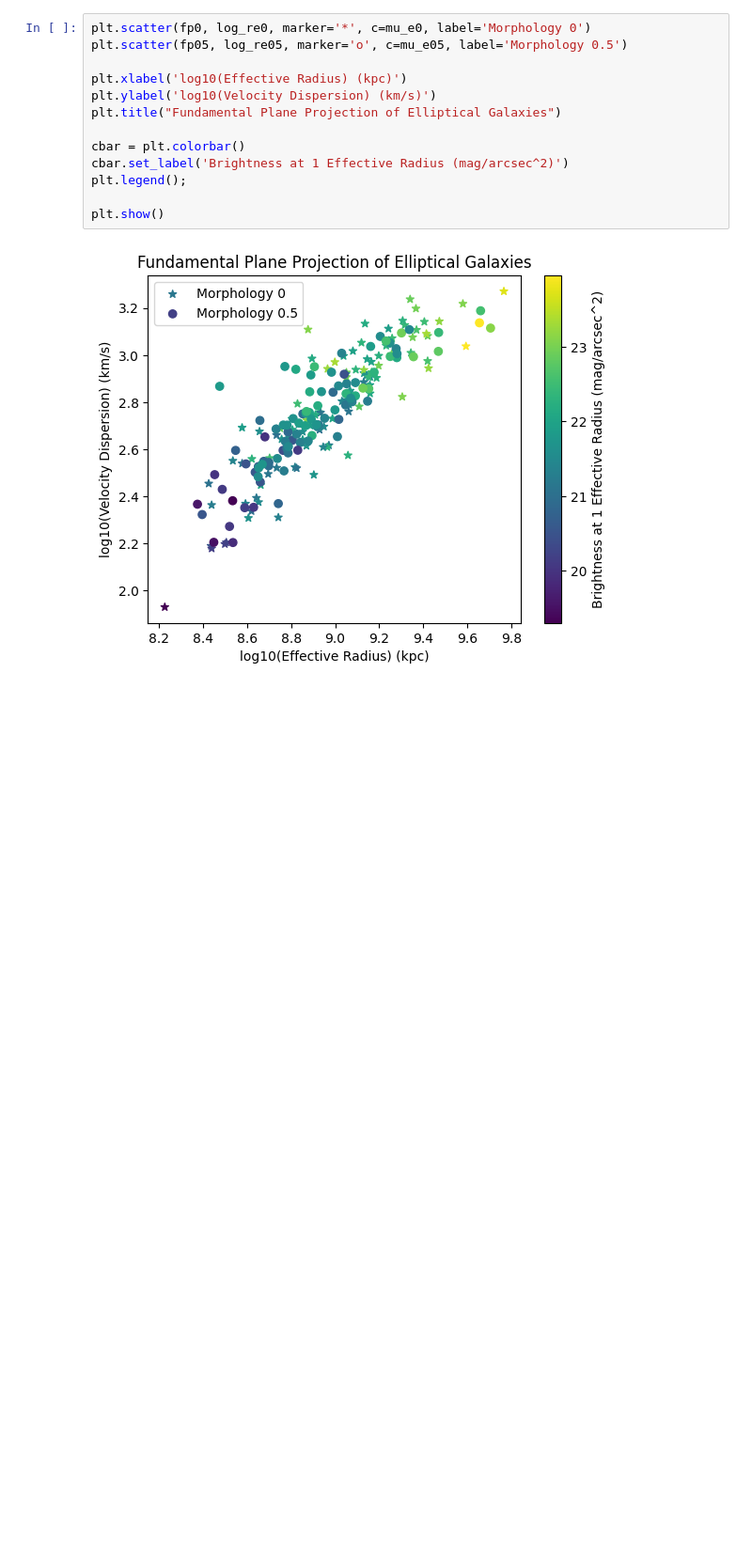
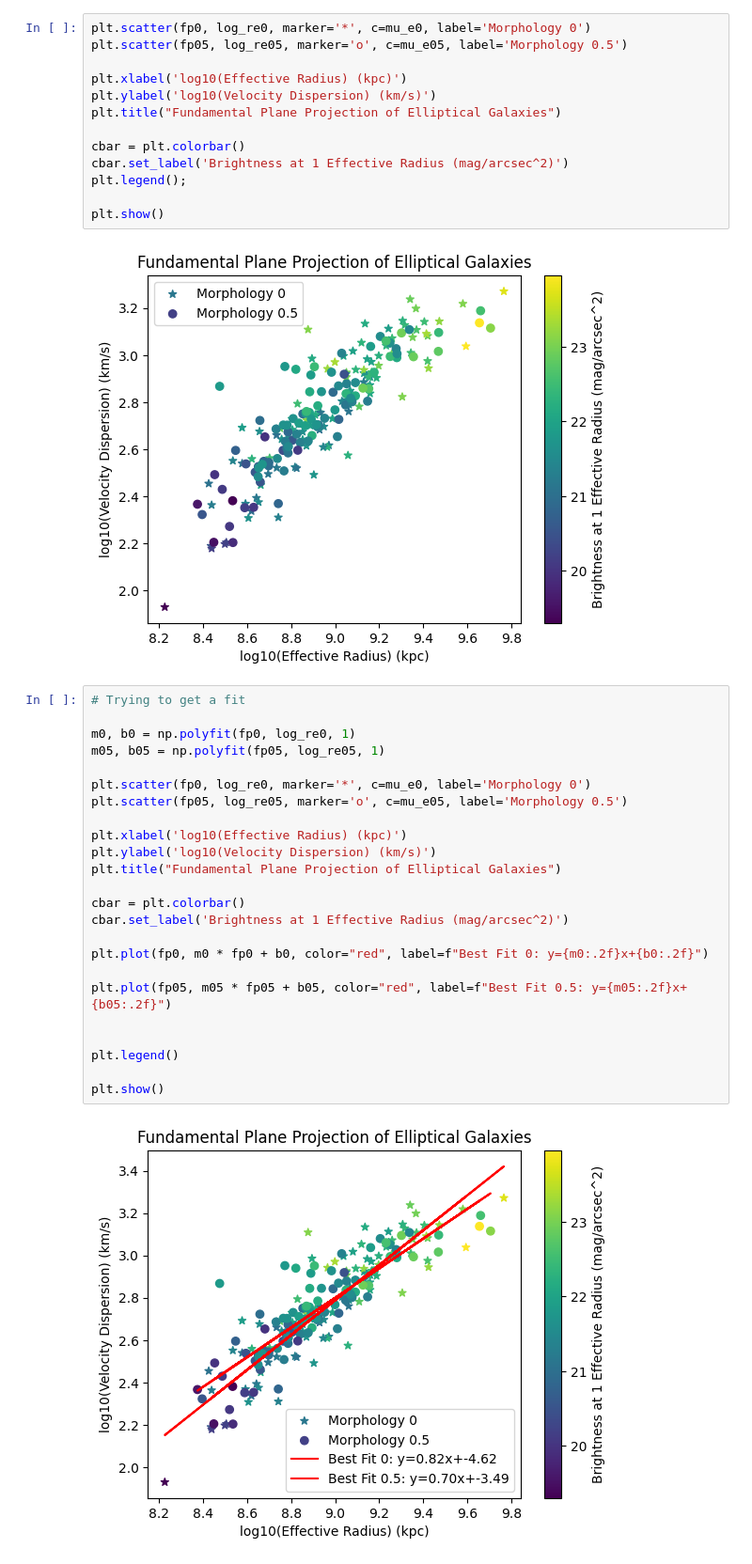
Before and after one commit to td522285/Group-7-Coding-Assignment, a Jupyter notebook: Fundamental_Plane.ipynb, the cells around one changed output. Shown at 94% size. Cells and saved outputs as stored; diff of their text form; blank space fills up the shorter version.

Commit message:
Fit for Fundamental Plane

```diff
--- a/Fundamental_Plane.ipynb
+++ b/Fundamental_Plane.ipynb
@@ -269,3 +269,29 @@ plt.legend();
 plt.show()
 # %% [output]
 [figure]
+# %%
+# Trying to get a fit
+
+m0, b0 = np.polyfit(fp0, log_re0, 1)
+m05, b05 = np.polyfit(fp05, log_re05, 1)
+
+plt.scatter(fp0, log_re0, marker='*', c=mu_e0, label='Morphology 0')
+plt.scatter(fp05, log_re05, marker='o', c=mu_e05, label='Morphology 0.5')
+
+plt.xlabel('log10(Effective Radius) (kpc)')
+plt.ylabel('log10(Velocity Dispersion) (km/s)')
+plt.title("Fundamental Plane Projection of Elliptical Galaxies")
+
+cbar = plt.colorbar()
+cbar.set_label('Brightness at 1 Effective Radius (mag/arcsec^2)')
+
+plt.plot(fp0, m0 * fp0 + b0, color="red", label=f"Best Fit 0: y={m0:.2f}x+{b0:.2f}")
+
+plt.plot(fp05, m05 * fp05 + b05, color="red", label=f"Best Fit 0.5: y={m05:.2f}x+{b05:.2f}")
+
+
+plt.legend()
+
+plt.show()
+# %% [output]
+[figure, added]
```
